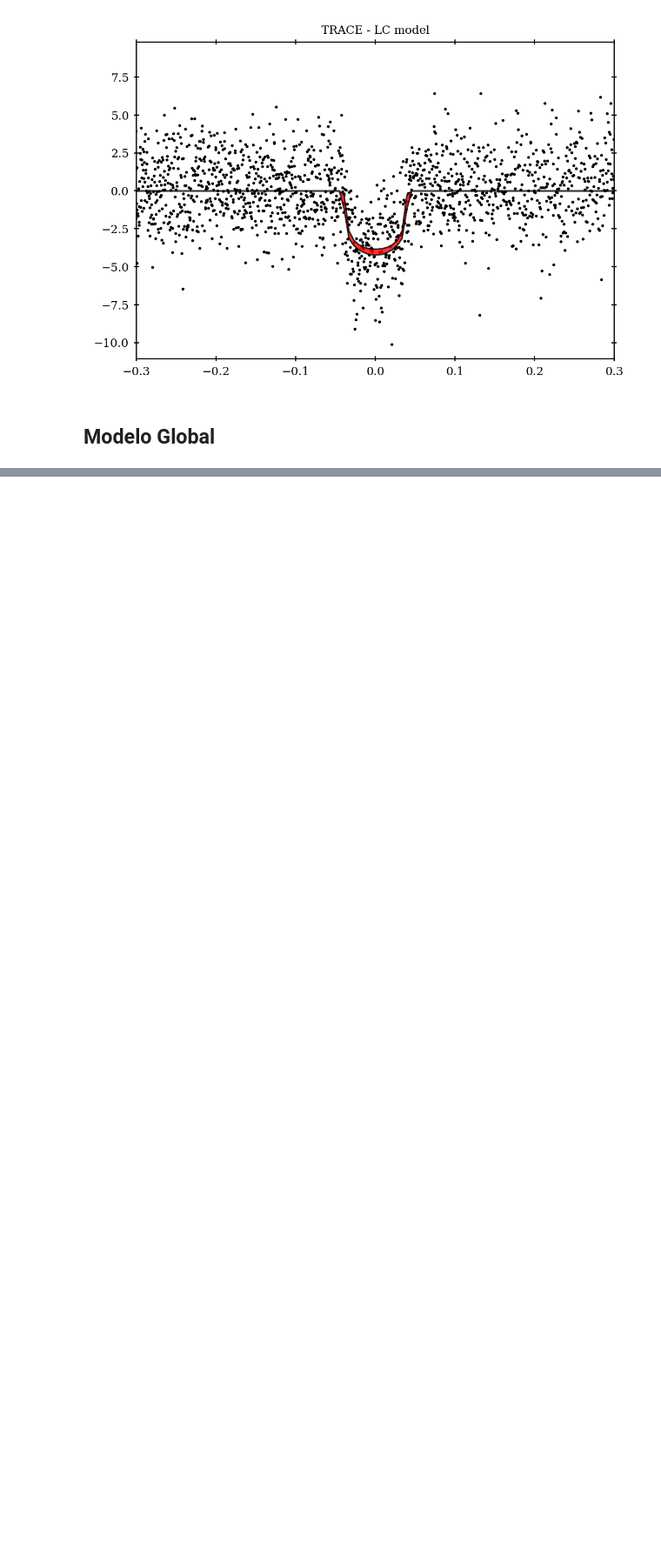
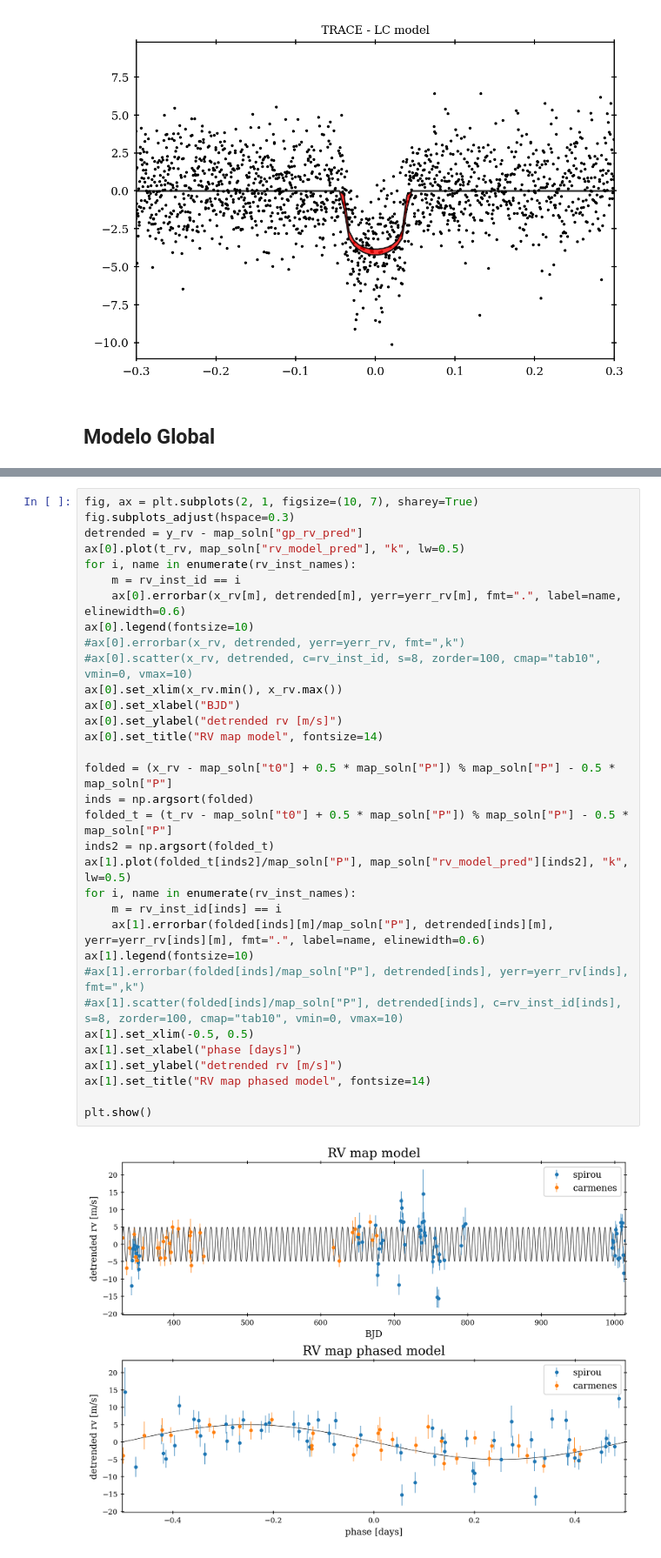
Before and after one commit to juanserrano90/paper-tois4438-442, a Jupyter notebook: code/globalfit_toi4438.ipynb, the cells around one changed output, grey strips where cells are left out. Shown at 87% size. Saved outputs shown, nothing was run; the diff lists cells and outputs as text; blank space fills up the shorter version.

```diff
--- a/code/globalfit_toi4438.ipynb
+++ b/code/globalfit_toi4438.ipynb
@@ -834,0 +914,35 @@ for k, data in enumerate(datasets):
+# %%
+fig, ax = plt.subplots(2, 1, figsize=(10, 7), sharey=True)
+fig.subplots_adjust(hspace=0.3)
+detrended = y_rv - map_soln["gp_rv_pred"]
+ax[0].plot(t_rv, map_soln["rv_model_pred"], "k", lw=0.5)
+for i, name in enumerate(rv_inst_names):
+    m = rv_inst_id == i
+    ax[0].errorbar(x_rv[m], detrended[m], yerr=yerr_rv[m], fmt=".", label=name, elinewidth=0.6)
+ax[0].legend(fontsize=10)
+#ax[0].errorbar(x_rv, detrended, yerr=yerr_rv, fmt=",k")
+#ax[0].scatter(x_rv, detrended, c=rv_inst_id, s=8, zorder=100, cmap="tab10", vmin=0, vmax=10)
+ax[0].set_xlim(x_rv.min(), x_rv.max())
+ax[0].set_xlabel("BJD")
+ax[0].set_ylabel("detrended rv [m/s]")
+ax[0].set_title("RV map model", fontsize=14)
+
+folded = (x_rv - map_soln["t0"] + 0.5 * map_soln["P"]) % map_soln["P"] - 0.5 * map_soln["P"]
+inds = np.argsort(folded)
+folded_t = (t_rv - map_soln["t0"] + 0.5 * map_soln["P"]) % map_soln["P"] - 0.5 * map_soln["P"]
+inds2 = np.argsort(folded_t)
+ax[1].plot(folded_t[inds2]/map_soln["P"], map_soln["rv_model_pred"][inds2], "k", lw=0.5)
+for i, name in enumerate(rv_inst_names):
+    m = rv_inst_id[inds] == i
+    ax[1].errorbar(folded[inds][m]/map_soln["P"], detrended[inds][m], yerr=yerr_rv[inds][m], fmt=".", label=name, elinewidth=0.6)
+ax[1].legend(fontsize=10)
+#ax[1].errorbar(folded[inds]/map_soln["P"], detrended[inds], yerr=yerr_rv[inds], fmt=",k")
+#ax[1].scatter(folded[inds]/map_soln["P"], detrended[inds], c=rv_inst_id[inds], s=8, zorder=100, cmap="tab10", vmin=0, vmax=10)
+ax[1].set_xlim(-0.5, 0.5)
+ax[1].set_xlabel("phase [days]")
+ax[1].set_ylabel("detrended rv [m/s]")
+ax[1].set_title("RV map phased model", fontsize=14)
+
+plt.show()
+# %% [output]
+[figure, added]
```
Also changed, not shown: parts of 15 cells of this notebook.
